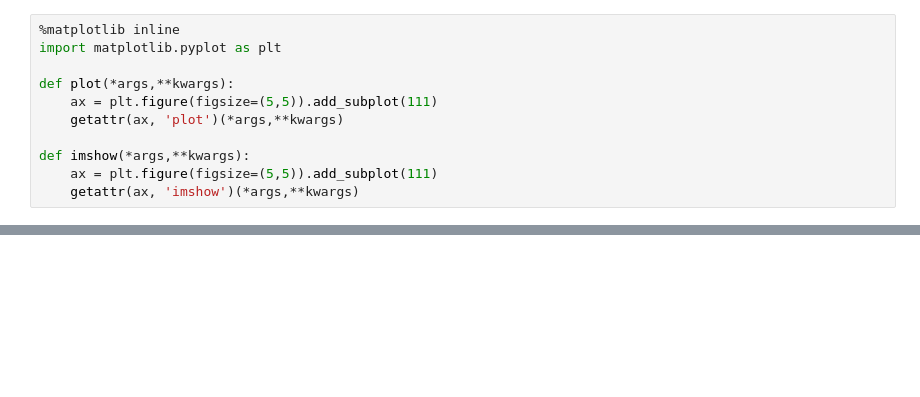
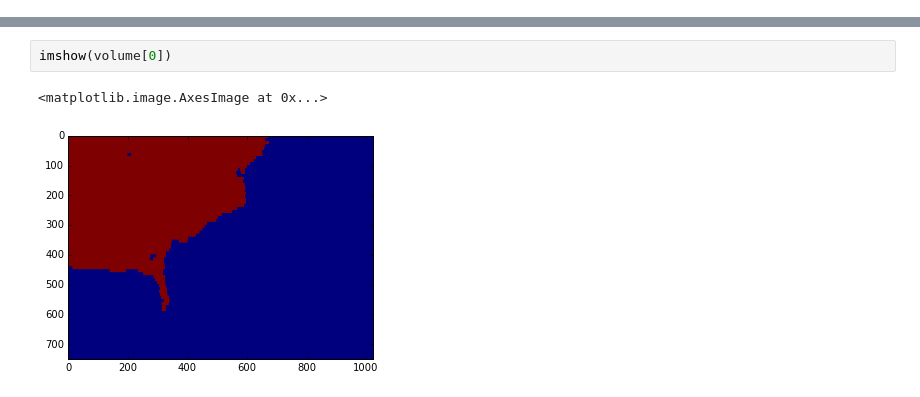
Before and after one commit to Rhoana/3dxp, a Jupyter notebook: mesh.ipynb, the cells around one changed output, grey strips where cells are left out. Cells and saved outputs as stored; diff of their text form; blank space fills up the shorter version.

```diff
--- a/mesh.ipynb
+++ b/mesh.ipynb
@@ -1,11 +0,0 @@
-# %%
-%matplotlib inline
-import matplotlib.pyplot as plt
-
-def plot(*args,**kwargs):
-    ax = plt.figure(figsize=(5,5)).add_subplot(111)
-    getattr(ax, 'plot')(*args,**kwargs)
-
-def imshow(*args,**kwargs):
-    ax = plt.figure(figsize=(5,5)).add_subplot(111)
-    getattr(ax, 'imshow')(*args,**kwargs)
@@ -118,0 +132,5 @@ class Mesher:
+# %%
+imshow(volume[0])
+# %% [output]
+<matplotlib.image.AxesImage at 0x...>
+[figure, added]
```
Also changed, not shown: parts of 28 cells of this notebook, 1 other file.
